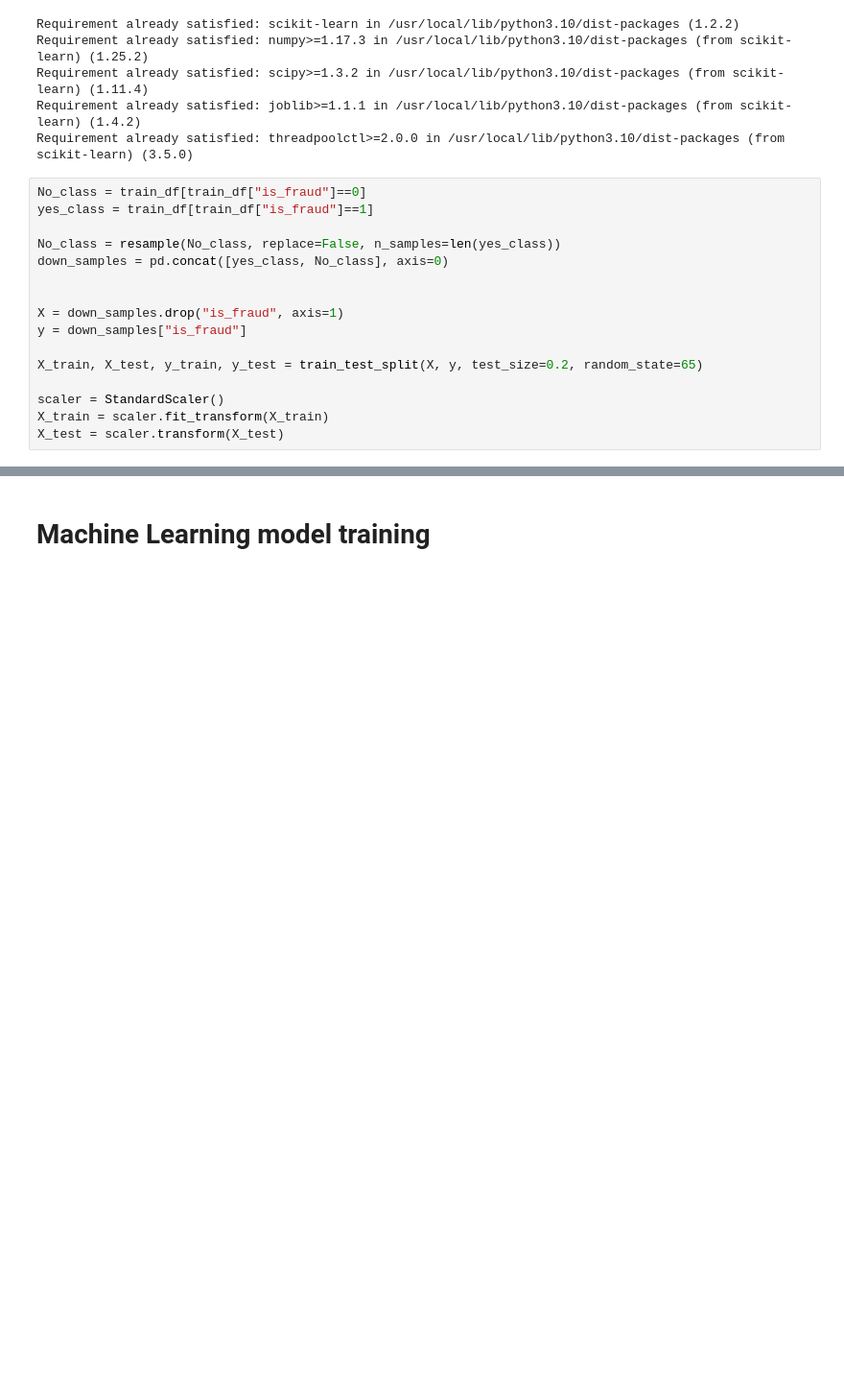
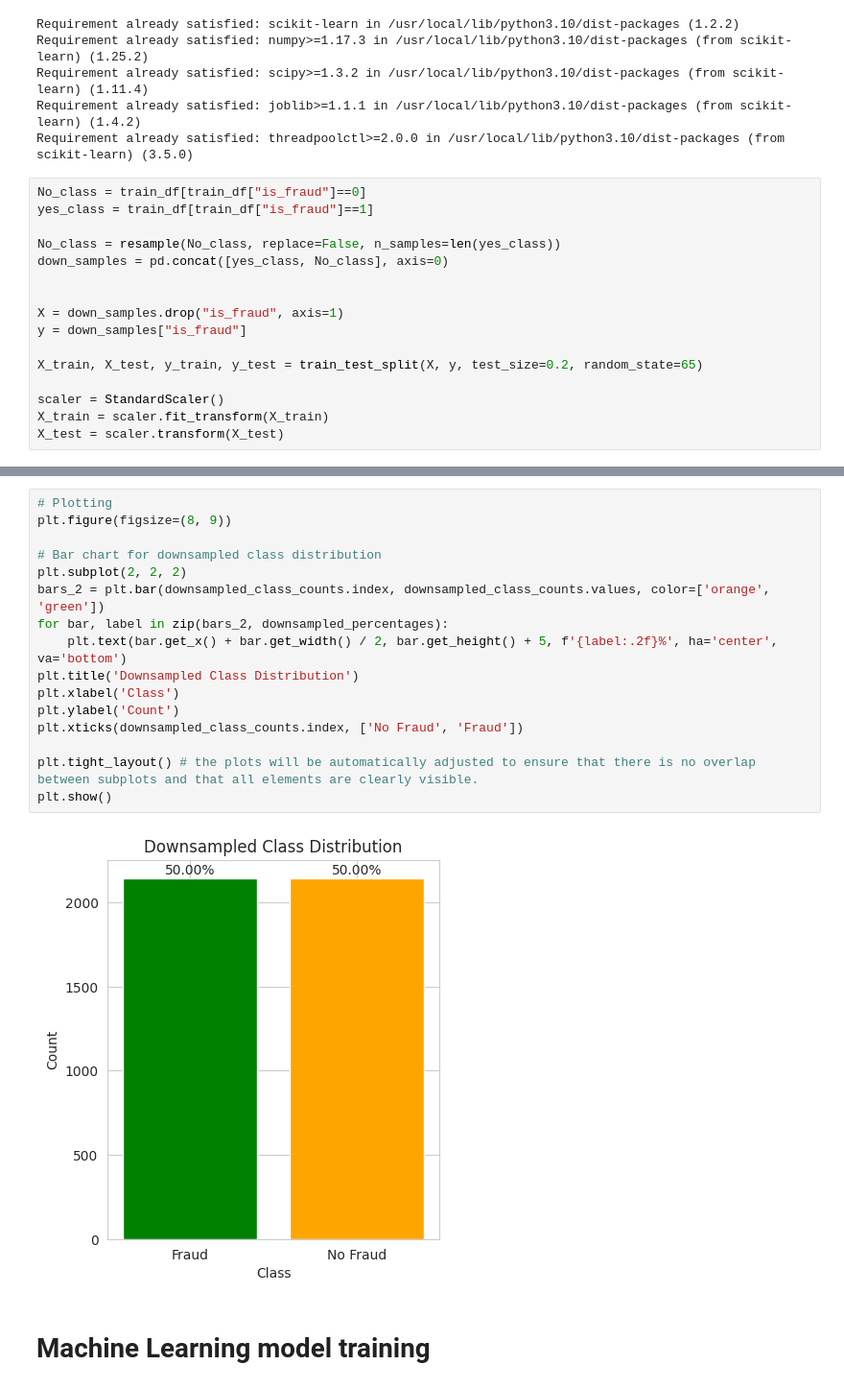
Before and after one commit to tonmoy7722/Credit-Card-Fraud-Detection-, a Jupyter notebook: Credit_card_fraud_detection.ipynb, the cells around one changed output, grey strips where cells are left out. Shown at 96% size. Cells and saved outputs as stored; diff of their text form; blank space fills up the shorter version.

```diff
--- a/Credit_card_fraud_detection.ipynb
+++ b/Credit_card_fraud_detection.ipynb
@@ -338,3 +330,21 @@ plt.show()
+# %%
+# Plotting
+plt.figure(figsize=(8, 9))
+
+# Bar chart for downsampled class distribution
+plt.subplot(2, 2, 2)
+bars_2 = plt.bar(downsampled_class_counts.index, downsampled_class_counts.values, color=['orange', 'green'])
+for bar, label in zip(bars_2, downsampled_percentages):
+    plt.text(bar.get_x() + bar.get_width() / 2, bar.get_height() + 5, f'{label:.2f}%', ha='center', va='bottom')
+plt.title('Downsampled Class Distribution')
+plt.xlabel('Class')
+plt.ylabel('Count')
+plt.xticks(downsampled_class_counts.index, ['No Fraud', 'Fraud'])
+
+plt.tight_layout() # the plots will be automatically adjusted to ensure that there is no overlap between subplots and that all elements are clearly visible.
+plt.show()
+# %% [output]
+[figure, added]
 # %% [markdown]
 # **Machine Learning model training**
 # %% [markdown]
```
Also changed, not shown: parts of 9 cells of this notebook.
